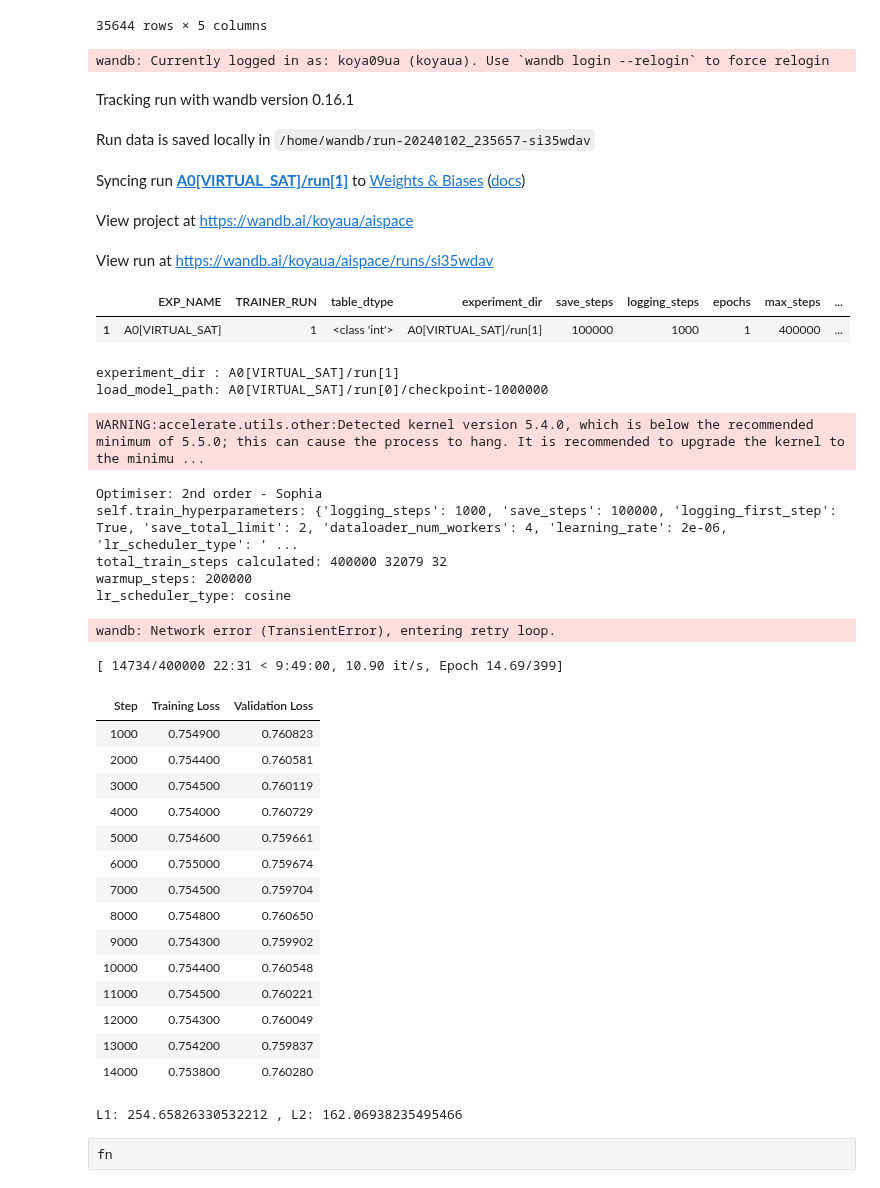
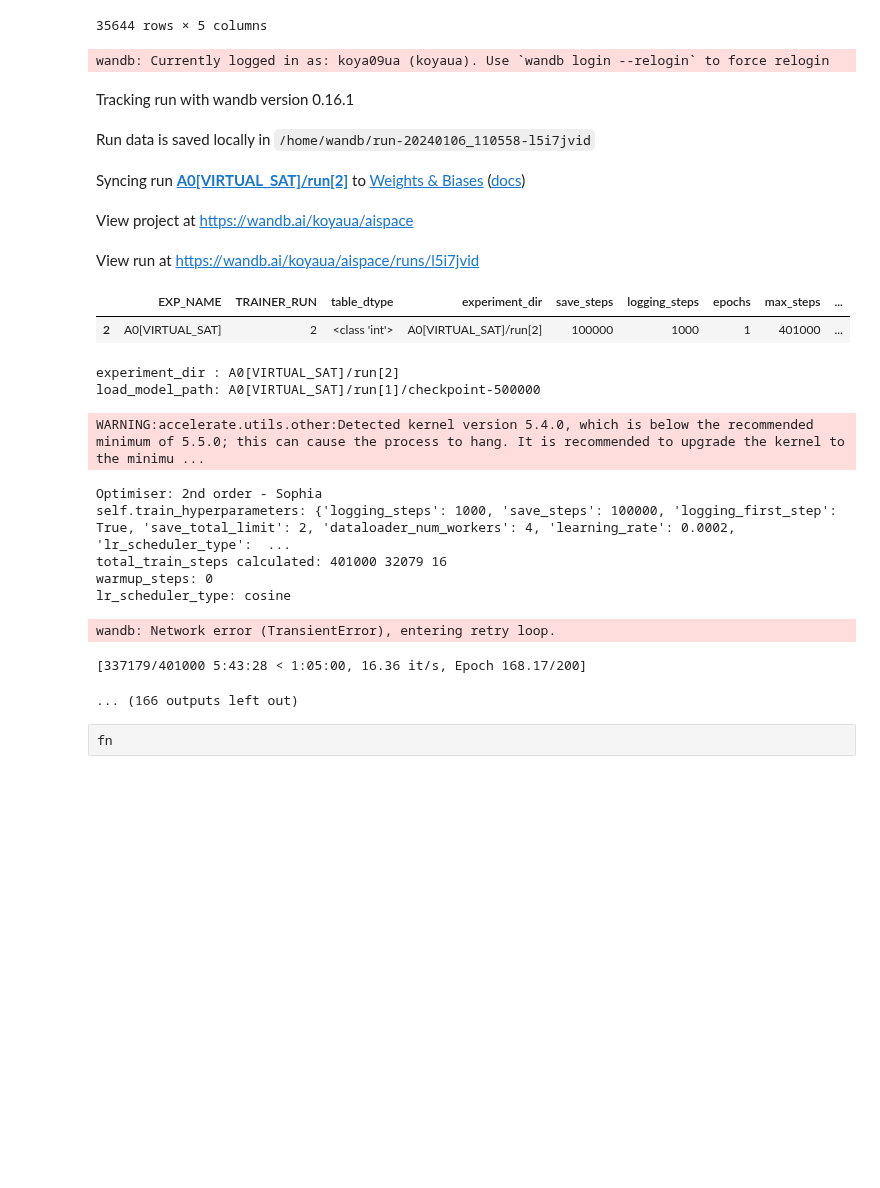
Before and after one commit to koyacolab/aispace, a Jupyter notebook: ai.ipynb, the cells around one changed output. Drawn from its saved outputs; the diff is of its cells as text; code cells hidden in the pictures; blank space fills up the shorter version.

```diff
--- a/ai.ipynb
+++ b/ai.ipynb
@@ -442,21 +442,21 @@ if ReTRAIN_TOKENIZER == True:
 #### LISTS for TRAINER_RUN cycles COSINE WITH WARM UP ###################################
 epochs_list = [100, 1, 1, 1, 1, 1, 1, 1, 1, 1, 1, 1]
 
-max_steps_list =    [2000000, 400000, 200000, 100000]
-warmup_steps_list = [ 200000, 200000,   1000,  50000]
+max_steps_list =    [1200000,  500000, 401000, 100000]
+warmup_steps_list = [ 200000,  100000,      0,  50000]
 
-lr_scheduler_type_list = ['constant', 'cosine', 'polynomial', 'polynomial']     # 'polynomial'
-num_cycles = 1
+lr_scheduler_type_list = ['cosine', 'cosine', 'cosine', 'polynomial']     # 'polynomial'
+num_cycles = 2
 
-learning_rate_list = [2e-7, 2e-6, 1e-4, 1e-5]
+learning_rate_list = [2e-7, 2e-6, 2e-4, 1e-5]
 ########################################################################
-step_checkpoint_list = [1000000, 300000, 100000]   # [16000, 175000, 175000, 175000, 175000]
+step_checkpoint_list = [500000, 500000, 100000]   # [16000, 175000, 175000, 175000, 175000]
 
 # os.environ["WANDB_SILENT"] = "true"
 os.environ['HF_EVALUATE_OFFLINE'] = '1'
 os.environ['TOKENIZERS_PARALLELISM'] = 'True'
 
-TRAINER_RUN = 1
+TRAINER_RUN = 2
 # for TRAINER_RUN in range( len(lr_scheduler_type_list) ):
 RESUME_FROM_CHECKPOINT = False
 
@@ -483,7 +483,7 @@ elif TRAINER_RUN > 0:
 save_steps    = 100000
 logging_steps = 1000    # 1000 # 1000    # 200
 
-batch_size = 32   # 80  # 120
+batch_size = 128   # 80  # 120
 # batch_size = 5600  # 180 #for 60 tokens
 
 epochs = epochs_list[TRAINER_RUN]    # ignored, use max_steps
@@ -515,7 +515,8 @@ wandb.init(
                   f'scheduler={str(lr_scheduler_type_list[TRAINER_RUN])}',
                   f'max_steps={str(max_steps_list[TRAINER_RUN])}',
                   f'warmup={str(warmup_steps_list[TRAINER_RUN])}',
-                  f'MODEL_NAME={MODEL_NAME}']
+                  f'MODEL_NAME={MODEL_NAME}'],
+          notes = 'tokenizer: distilgpt2',
           # magic=True,
           # Track hyperparameters and run metadata
           # config={
@@ -555,8 +556,8 @@ random_seed_state = current_time  # You can use this random_state for various ra
 
 model = GReaT(llm=load_model_path,
               # tokenizer=load_model_path,
-              tokenizer = f"{EXP_NAME}/aispace-tokenizer",
-              # tokenizer=load_model_path,
+              # tokenizer = f"{EXP_NAME}/aispace-tokenizer",
+              tokenizer = MODEL_NAME,
               # auto_find_batch_size=True,
               batch_size = batch_size, epochs = epochs, max_steps = max_steps,
               logging_steps = logging_steps, save_steps = save_steps,
@@ -590,63 +591,48 @@ model = GReaT(llm=load_model_path,
 # ############################ CHECK MODEL ARCHITECTURE ###########################################################
 # print(f'----------- Model architecture, efficient_finetuning: {efficient_finetuning} -----------------------')
 # print(model.model)
 # print(f'----------------------------------------------------------------------------------------------------')
 # #################################################################################################################
 
 # Split the DataFrame into training and testing datasets (80% train, 20% test)
 data_train, data_test = train_test_split( data, test_size=0.1, random_state=42 ) #, shuffle=False)
 
 data_train = data_train[train_columns_list].reset_index(drop=True).copy()
 data_test  = data_test[train_columns_list].reset_index(drop=True).copy()
 
 
 if RESUME_FROM_CHECKPOINT == True:
     print('RESUMED FROM CHECKPOINT')
     model.fit(data=data_train, test_data=data_test, conditional_col='DOY', resume_from_checkpoint=True)
 else:
     model.fit(data=data_train, test_data=data_test, conditional_col='DOY')
 
 # model.save(f'{experiment_dir}/model')
 
 TRAINER_DICT.to_csv(f'{experiment_dir}.csv')
 
 # Mark the run as finished
 wandb.finish(exit_code=99, quiet=True)
 # %% [output]
 wandb: Currently logged in as: koya09ua (koyaua). Use `wandb login --relogin` to force relogin
 Tracking run with wandb version 0.16.1
-Run data is saved locally in /home/wandb/run-20240102_235657-si35wdav
+Run data is saved locally in /home/wandb/run-20240106_110558-l5i7jvid
-Syncing run A0[VIRTUAL_SAT]/run[1] to Weights & Biases (docs)
+Syncing run A0[VIRTUAL_SAT]/run[2] to Weights & Biases (docs)
 View project at https://wandb.ai/koyaua/aispace
-View run at https://wandb.ai/koyaua/aispace/runs/si35wdav
+View run at https://wandb.ai/koyaua/aispace/runs/l5i7jvid
 |  | EXP_NAME | TRAINER_RUN | table_dtype | experiment_dir | save_steps | logging_steps | epochs | max_steps | ... |
-| 1 | A0[VIRTUAL_SAT] | 1 | <class 'int'> | A0[VIRTUAL_SAT]/run[1] | 100000 | 1000 | 1 | 400000 | ... |
+| 2 | A0[VIRTUAL_SAT] | 2 | <class 'int'> | A0[VIRTUAL_SAT]/run[2] | 100000 | 1000 | 1 | 401000 | ... |
-experiment_dir : A0[VIRTUAL_SAT]/run[1]
-load_model_path: A0[VIRTUAL_SAT]/run[0]/checkpoint-1000000
+experiment_dir : A0[VIRTUAL_SAT]/run[2]
+load_model_path: A0[VIRTUAL_SAT]/run[1]/checkpoint-500000
 WARNING:accelerate.utils.other:Detected kernel version 5.4.0, which is below the recommended minimum of 5.5.0; this can cause the process to hang. It is recommended to upgrade the kernel to the minimu ...
 Optimiser: 2nd order - Sophia
-self.train_hyperparameters: {'logging_steps': 1000, 'save_steps': 100000, 'logging_first_step': True, 'save_total_limit': 2, 'dataloader_num_workers': 4, 'learning_rate': 2e-06, 'lr_scheduler_type': ' ...
-total_train_steps calculated: 400000 32079 32
-warmup_steps: 200000
+self.train_hyperparameters: {'logging_steps': 1000, 'save_steps': 100000, 'logging_first_step': True, 'save_total_limit': 2, 'dataloader_num_workers': 4, 'learning_rate': 0.0002, 'lr_scheduler_type':  ...
+total_train_steps calculated: 401000 32079 16
+warmup_steps: 0
 lr_scheduler_type: cosine
 wandb: Network error (TransientError), entering retry loop.
-[ 14734/400000 22:31 < 9:49:00, 10.90 it/s, Epoch 14.69/399]
+[337179/401000 5:43:28 < 1:05:00, 16.36 it/s, Epoch 168.17/200]
-| Step | Training Loss | Validation Loss |
-| 1000 | 0.754900 | 0.760823 |
-| 2000 | 0.754400 | 0.760581 |
-| 3000 | 0.754500 | 0.760119 |
-| 4000 | 0.754000 | 0.760729 |
-| 5000 | 0.754600 | 0.759661 |
-| 6000 | 0.755000 | 0.759674 |
-| 7000 | 0.754500 | 0.759704 |
-| 8000 | 0.754800 | 0.760650 |
-| 9000 | 0.754300 | 0.759902 |
-| 10000 | 0.754400 | 0.760548 |
-| 11000 | 0.754500 | 0.760221 |
-| 12000 | 0.754300 | 0.760049 |
-| 13000 | 0.754200 | 0.759837 |
-| 14000 | 0.753800 | 0.760280 |
-L1: 254.65826330532212 , L2: 162.06938235495466
+... (166 outputs left out)
 # %%
 from google.colab import runtime
 runtime.unassign()
```
Also changed, not shown: parts of 1 cell of this notebook, 6 other files.
